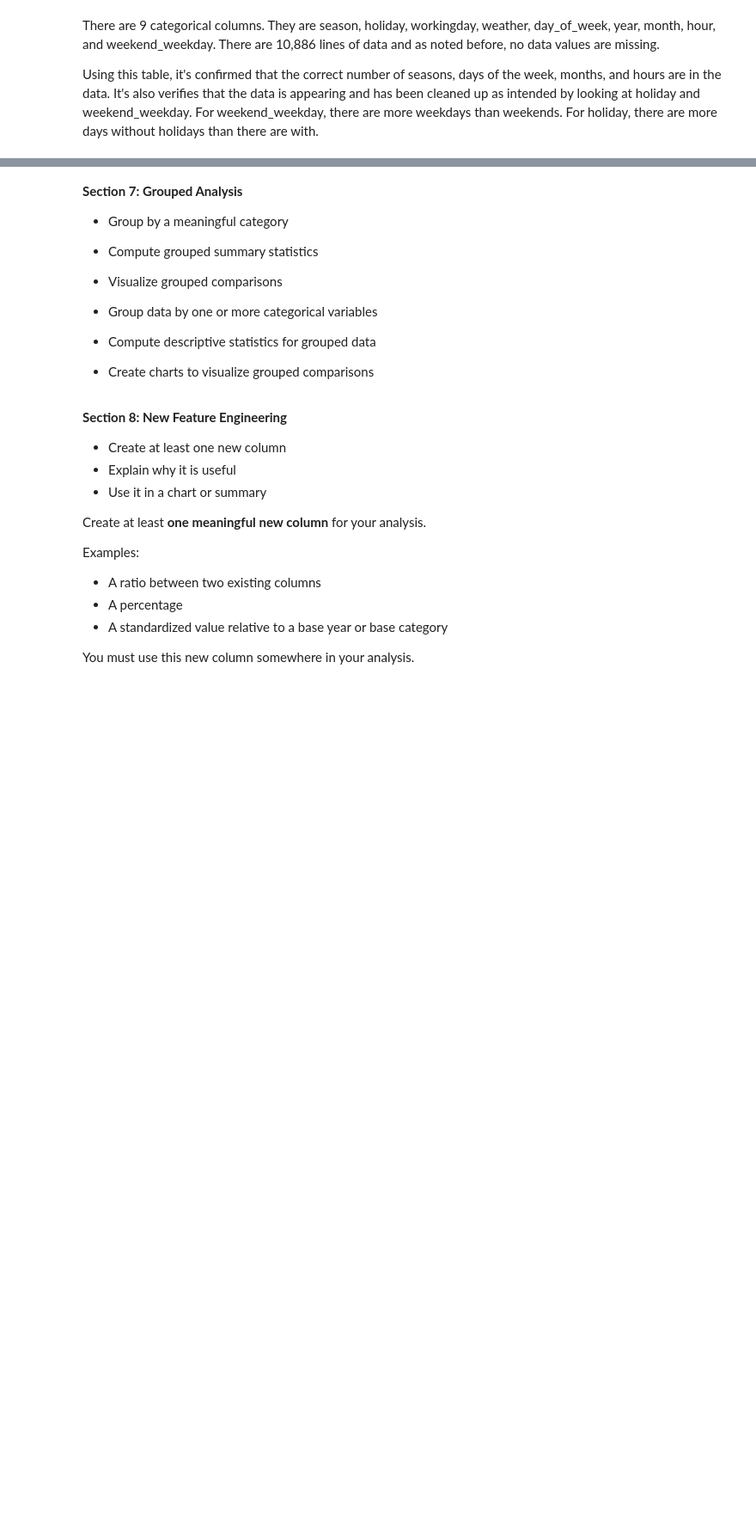
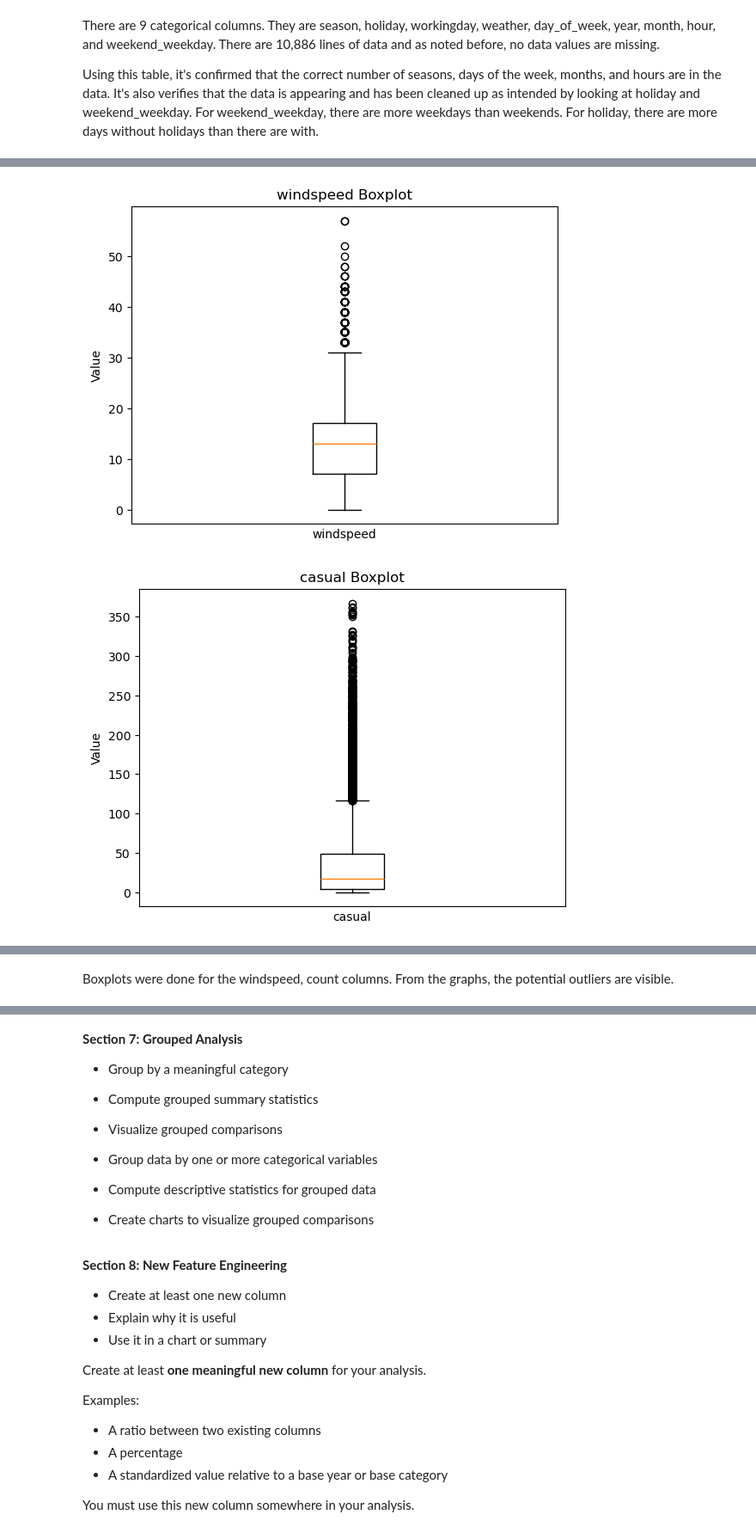
Before and after one commit to keshleem/final_project, a Jupyter notebook: klmartin_dx602_final.ipynb, the cells around one changed output, grey strips where cells are left out. Shown at 86% size. Saved outputs shown, nothing was run; the diff lists cells and outputs as text; code cells hidden in the pictures; blank space fills up the shorter version.

```diff
--- a/klmartin_dx602_final.ipynb
+++ b/klmartin_dx602_final.ipynb
@@ -408,0 +466,20 @@ Create charts that illustrate the distribution of numerical data, such as:
+# %%
+# created a list for all of the numerical columns for the outlier columns
+columns_numerical = [
+  "windspeed",
+  "casual",
+  "registered",
+  "count"
+]
+
+# for loop to plot each of the column histograms to analyze its distribution
+for column in columns_numerical:
+  plt.boxplot(bikes[column])
+  plt.title(f"{column} Boxplot")
+  plt.xlabel(f"{column}")
+  plt.ylabel("Value")
+  plt.xticks([])
+  plt.show()
+# %% [output]
+[figure, added]
+[figure, added]
@@ -409,3 +488,5 @@ Create charts that illustrate the distribution of numerical data, such as:
+# %% [markdown]
+Boxplots were done for the windspeed, count columns. From the graphs, the potential outliers are visible.
 # %% [markdown]
 
 **Section 6: Categorical Data Analysis**
```
Also changed, not shown: parts of 11 cells of this notebook.
